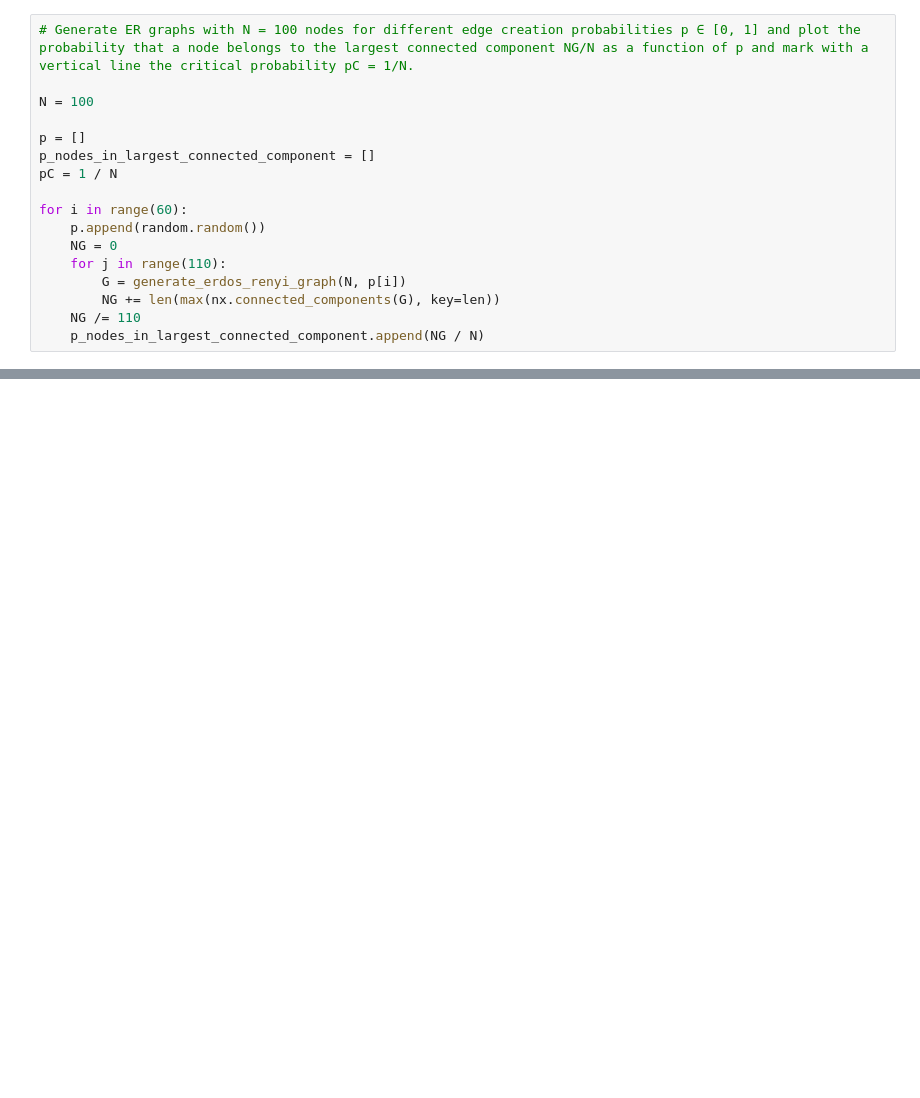
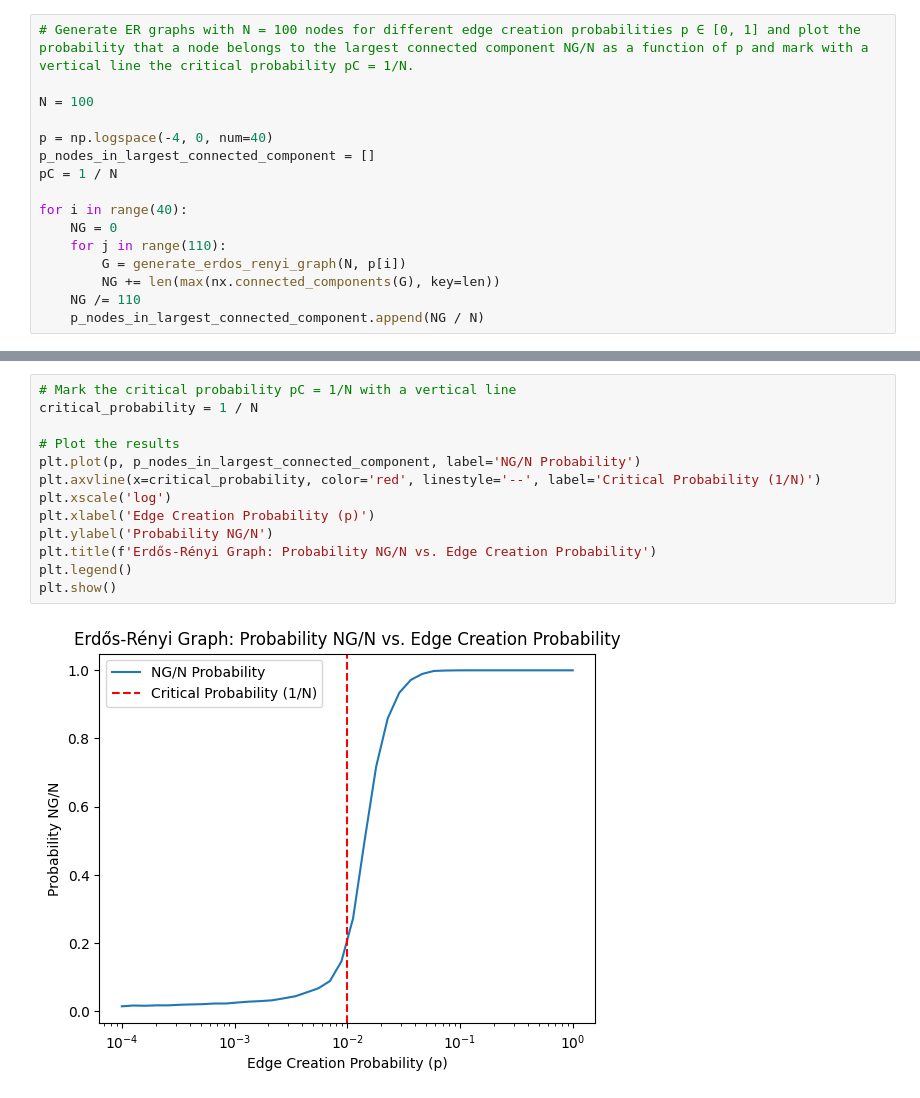
Before and after one commit to paolovic/NetworkScience, a Jupyter notebook: Assignment 2/1 Erdős-Rényi Model/main.ipynb, the cells around one changed output, grey strips where cells are left out. Saved outputs shown, nothing was run; the diff lists cells and outputs as text; blank space fills up the shorter version.

```diff
--- a/Assignment 2/1 Erdős-Rényi Model/main.ipynb
+++ b/Assignment 2/1 Erdős-Rényi Model/main.ipynb
@@ -37,12 +38,11 @@ for i in range(len(p)):
 
 N = 100
 
-p = []
+p = np.logspace(-4, 0, num=40)
 p_nodes_in_largest_connected_component = []
 pC = 1 / N
 
-for i in range(60):
-    p.append(random.random())
+for i in range(40):
     NG = 0
     for j in range(110):
         G = generate_erdos_renyi_graph(N, p[i])
@@ -55,0 +52,15 @@ print(p_nodes_in_largest_connected_component)
+# %%
+# Mark the critical probability pC = 1/N with a vertical line
+critical_probability = 1 / N
+
+# Plot the results
+plt.plot(p, p_nodes_in_largest_connected_component, label='NG/N Probability')
+plt.axvline(x=critical_probability, color='red', linestyle='--', label='Critical Probability (1/N)')
+plt.xscale('log')
+plt.xlabel('Edge Creation Probability (p)')
+plt.ylabel('Probability NG/N')
+plt.title(f'Erdős-Rényi Graph: Probability NG/N vs. Edge Creation Probability')
+plt.legend()
+plt.show()
+# %% [output]
+[figure, added]
```
Also changed, not shown: parts of 6 cells of this notebook, 3 other files.
